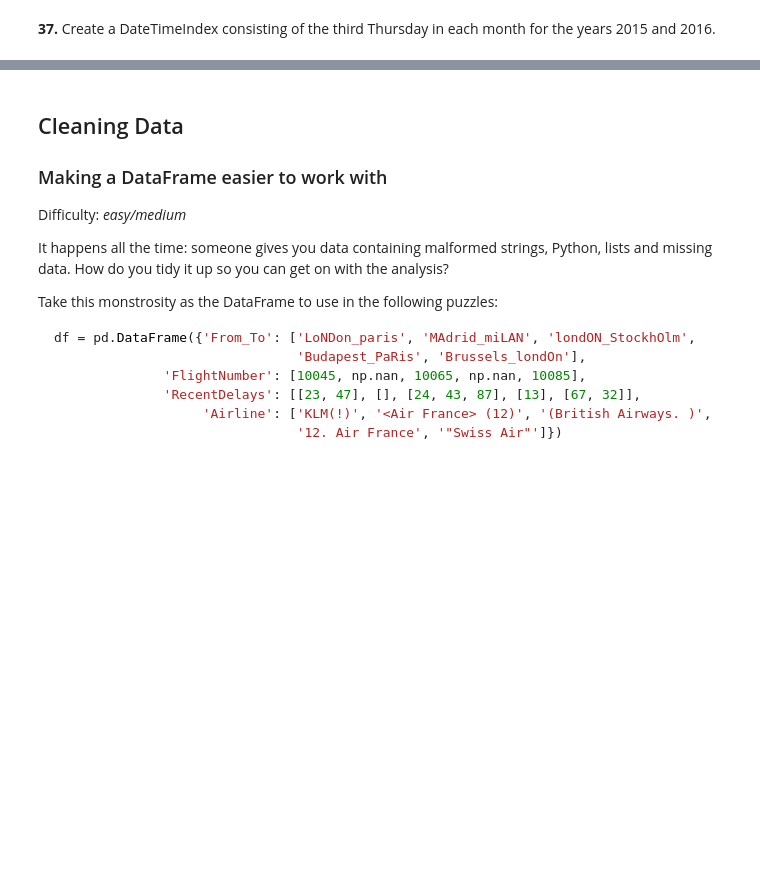
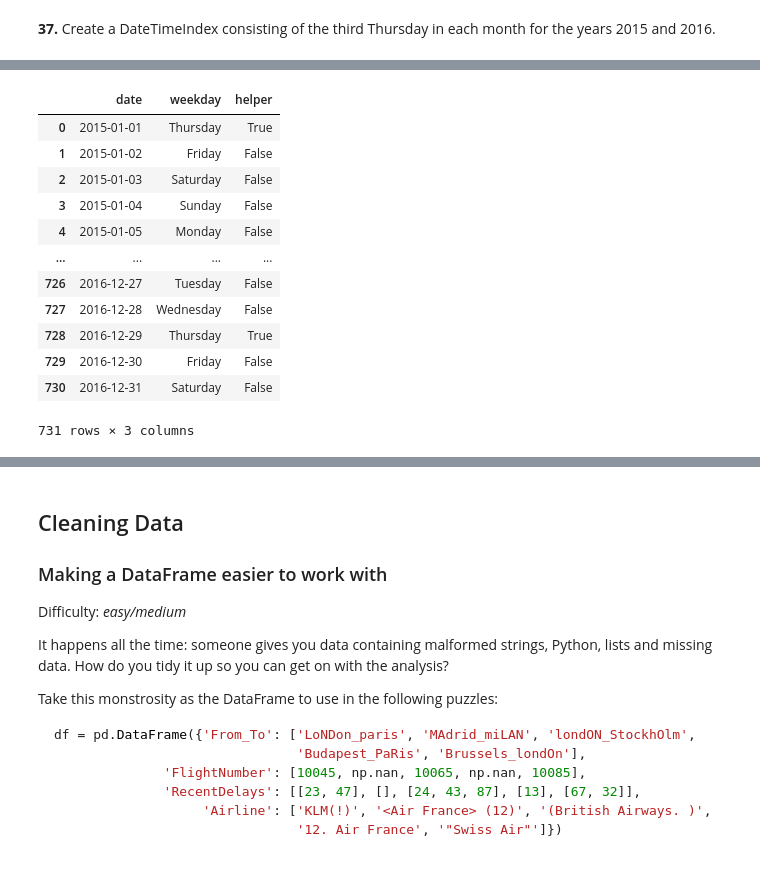
Before and after one commit to Mateusz1922/100-pandas-puzzles, a Jupyter notebook: 100-pandas-puzzles.ipynb, the cells around one changed output, grey strips where cells are left out. Saved outputs shown, nothing was run; the diff lists cells and outputs as text; code cells hidden in the pictures; blank space fills up the shorter version.

```diff
--- a/100-pandas-puzzles.ipynb
+++ b/100-pandas-puzzles.ipynb
@@ -745,2 +854,8 @@ pandas is fantastic for working with dates and times. These puzzles explore some
 # %% [markdown]
 **37.** Create a DateTimeIndex consisting of the third Thursday in each month for the years 2015 and 2016.
+# %%
+dti = pd.date_range(start='2015-01-01', end='2016-12-31', freq='D')
+df = pd.DataFrame(dti, columns=['date'])
+df['date'] = pd.to_datetime(df['date'])
+df['weekday'] = df['date'].dt.day_name()
+df
@@ -746,0 +876,17 @@ pandas is fantastic for working with dates and times. These puzzles explore some
+# %%
+df['helper'] = df['weekday'] == 'Thursday'
+df
+# %% [output]
+|  | date | weekday | helper |
+| 0 | 2015-01-01 | Thursday | True |
+| 1 | 2015-01-02 | Friday | False |
+| 2 | 2015-01-03 | Saturday | False |
+| 3 | 2015-01-04 | Sunday | False |
+| 4 | 2015-01-05 | Monday | False |
+| ... | ... | ... | ... |
+| 726 | 2016-12-27 | Tuesday | False |
+| 727 | 2016-12-28 | Wednesday | False |
+| 728 | 2016-12-29 | Thursday | True |
+| 729 | 2016-12-30 | Friday | False |
+| 730 | 2016-12-31 | Saturday | False |
+731 rows × 3 columns
```
Also changed, not shown: parts of 13 cells of this notebook.
